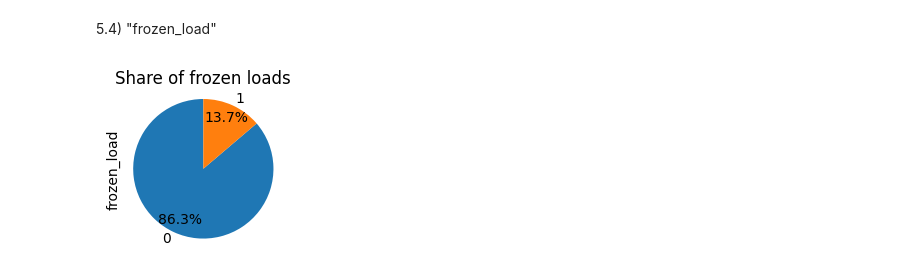
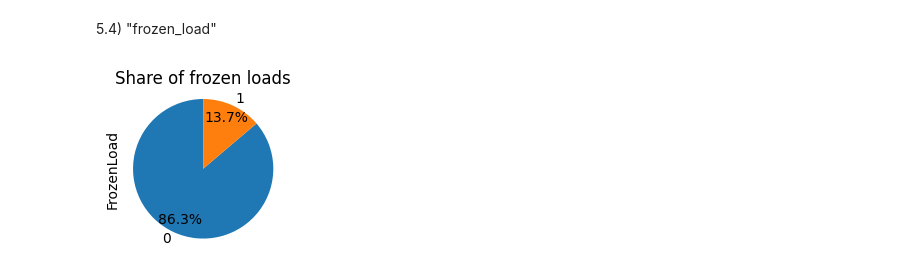
Before and after one commit to em1899/master-thesis-project, a Jupyter notebook: EDA/EDA_v5.ipynb, the cells around one changed output. Drawn from its saved outputs; the diff is of its cells as text; code cells hidden in the pictures.

```diff
--- a/EDA/EDA_v5.ipynb
+++ b/EDA/EDA_v5.ipynb
@@ -1062,7 +990,0 @@ print(first_few)
-# %%
-# 5) Map the route distances to the original DataFrame
-
-df_final['route_distance'] = df_final.set_index(['FromLatitude', 'FromLongitude', 'ToLatitude', 'ToLongitude']).index.map(route_distances_dict)
-
-# Check the updated DataFrame
-df_final.head()
@@ -1079,0 +1003,9 @@ df_final['route_distance'].isna().sum()
+# %%
+# Provide finalized 'routes_with_distance' dataset
+routes_with_distance = pd.read_csv("/Users/jangaydoul/Desktop/Copenhagen Business School/4. Semester :: Thesis/03_Data/csvs/routes_with_distance.csv")
+routes_with_distance.rename(columns = {"route_distance": "RouteDistance"}, inplace = True)
+
+routes_with_distance = routes_with_distance.drop(['Unnamed: 0.1', 'Unnamed: 0'], axis = 1)
+routes_with_distance = routes_with_distance.drop_duplicates(subset = ['FromLatitude', 'FromLongitude', 'ToLatitude', 'ToLongitude'])
+
+len(routes_with_distance)
@@ -1079,0 +1025,4 @@ df_final['route_distance'].isna().sum()
+# %%
+# 4) Merging distances of routes to df_final
+
+df_final = pd.merge(df_final, routes_with_distance, on = ['FromLatitude', 'FromLongitude', 'ToLatitude', 'ToLongitude'], how = 'left')
@@ -1084,19 +1042,19 @@ df_final['route_distance'].isna().sum()
 # That's why we binary encode the "temperature" feature
 
 # Create the new "frozen_load" column using numpy.where
-df_final['frozen_load'] = np.where(df_final['Temperature'] < 0, 1, 0)
+df_final['FrozenLoad'] = np.where(df_final['Temperature'] < 0, 1, 0)
 # %%
-frozen_load = df_final['frozen_load'].value_counts()
+frozen_load = df_final['FrozenLoad'].value_counts()
 
 frozen_load.plot(kind = 'pie',
                         figsize = (2, 2),
                         autopct = '%1.1f%%',
                         startangle = 90,
                         pctdistance = 0.8,
                         labeldistance = 1.1)
 
 plt.axis('equal')
 plt.title('Share of frozen loads')
 plt.show()
 # %% [output]
-[figure, old version]
+[figure, new version]
```
Also changed, not shown: parts of 85 cells of this notebook.
